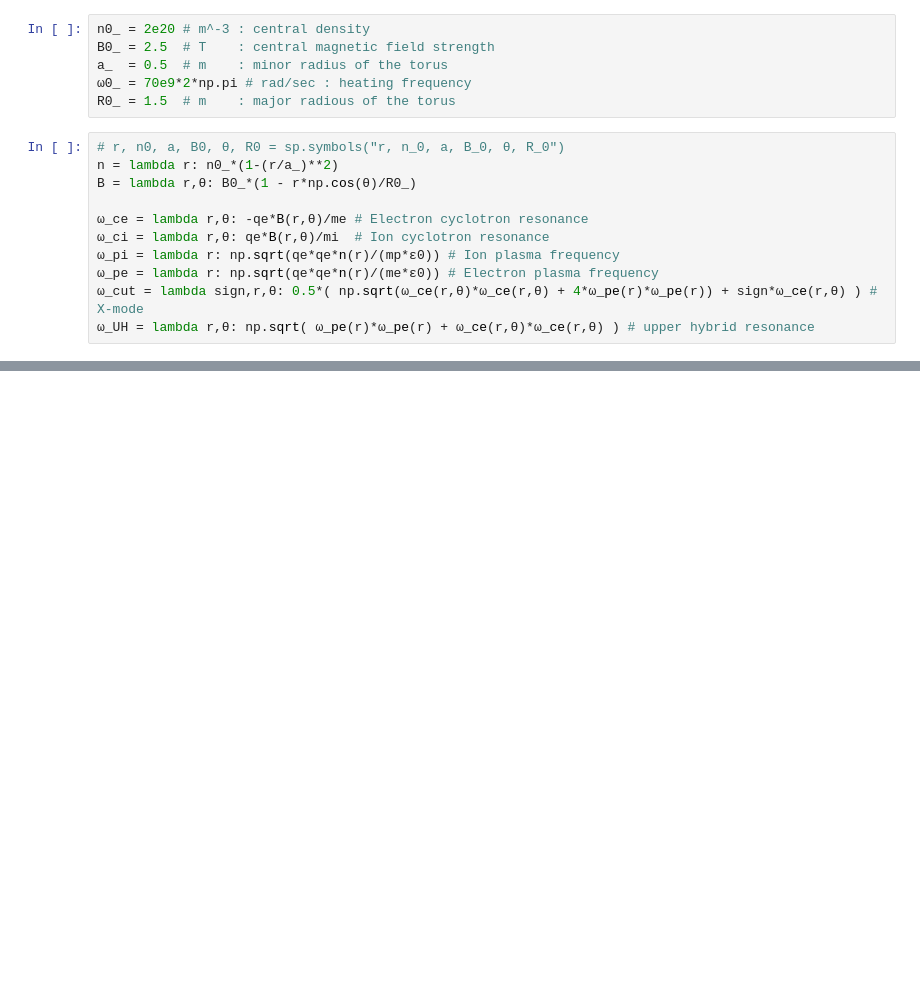
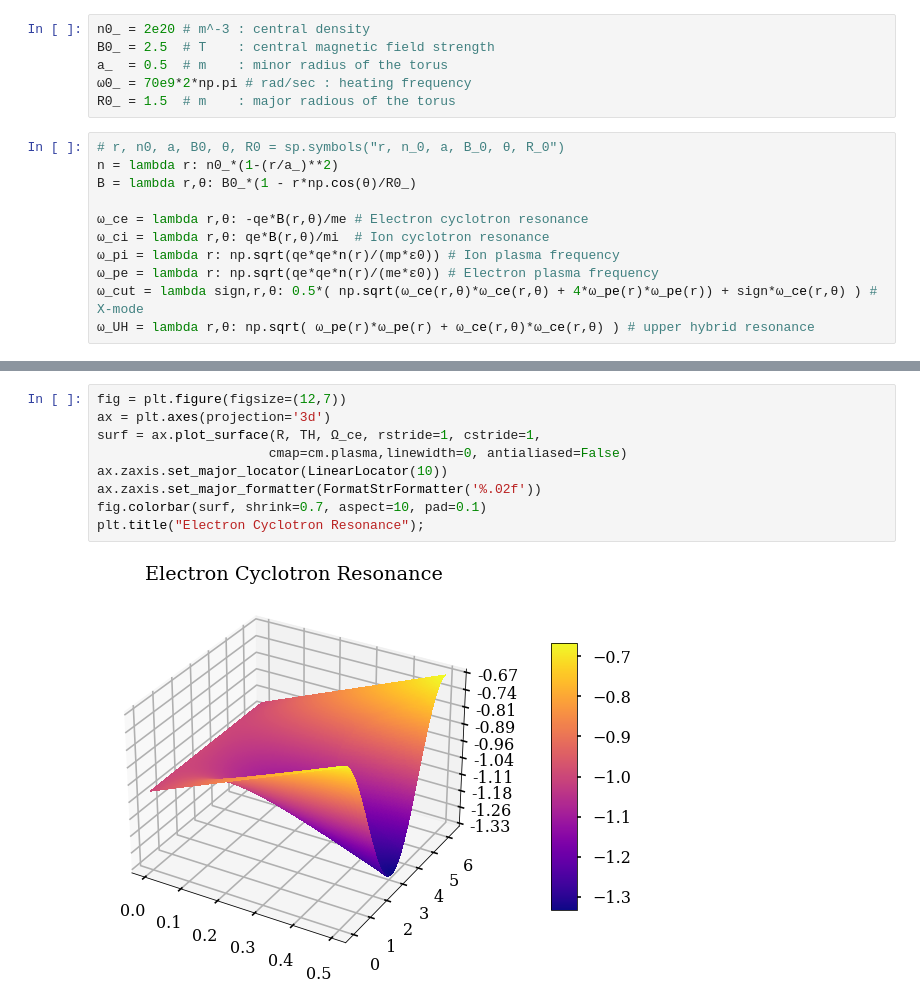
Before and after one commit to Chinnasf/Physics, a Jupyter notebook: Plasmas/Electron-Cyclotron_Resonant_Heating.ipynb, the cells around one changed output, grey strips where cells are left out. Drawn from its saved outputs; the diff is of its cells as text; blank space fills up the shorter version.

```diff
--- a/Plasmas/Electron-Cyclotron_Resonant_Heating.ipynb
+++ b/Plasmas/Electron-Cyclotron_Resonant_Heating.ipynb
@@ -72,0 +118,11 @@ plt.grid(alpha=0.5);
+# %%
+fig = plt.figure(figsize=(12,7))
+ax = plt.axes(projection='3d')
+surf = ax.plot_surface(R, TH, Ω_ce, rstride=1, cstride=1,
+                      cmap=cm.plasma,linewidth=0, antialiased=False)
+ax.zaxis.set_major_locator(LinearLocator(10))
+ax.zaxis.set_major_formatter(FormatStrFormatter('%.02f'))
+fig.colorbar(surf, shrink=0.7, aspect=10, pad=0.1)
+plt.title("Electron Cyclotron Resonance");
+# %% [output]
+[figure, added]
```
Also changed, not shown: parts of 6 cells of this notebook.
